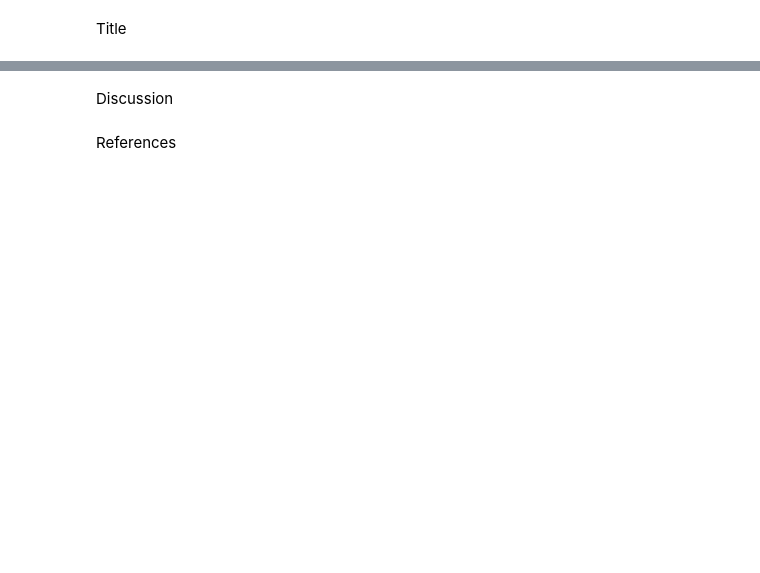
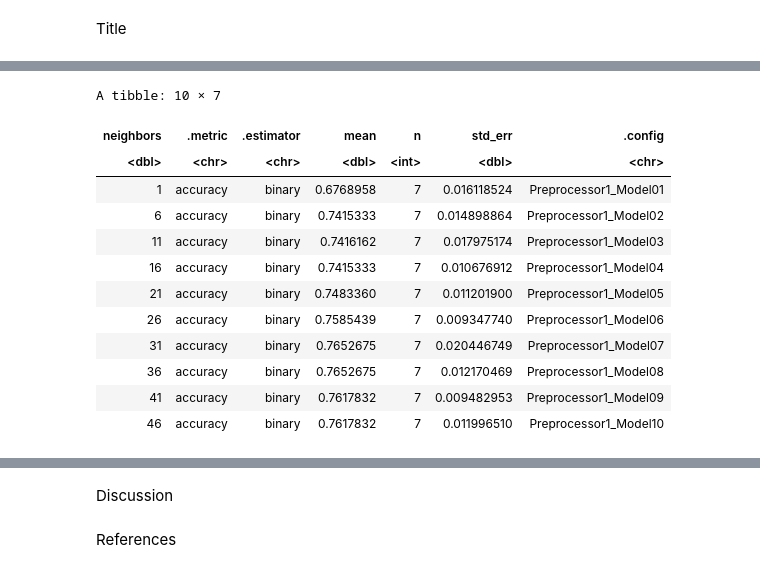
Before and after one commit to kzhang1223/dsci-100-2023s1-group-55, a Jupyter notebook: group_project_report.ipynb, the cells around one changed output, grey strips where cells are left out. Drawn from its saved outputs; the diff is of its cells as text; code cells hidden in the pictures; blank space fills up the shorter version.

Commit message:
completed the data analysis

```diff
--- a/group_project_report.ipynb
+++ b/group_project_report.ipynb
@@ -76,7 +101,7 @@ diabetes_testing <- testing(diabetes_split)
 
 # preprocessing the data and creating the recipe
 
-diabetes_recipe <- recipe(Outcome ~ BloodPressure + BMI, data = diabetes_training)|>
+diabetes_recipe <- recipe(Outcome ~ Glucose + Insulin, data = diabetes_training)|>
 step_scale(all_predictors()) |>
 step_center(all_predictors())
 
@@ -84,27 +109,40 @@ step_center(all_predictors())
 
 knn_spec <- nearest_neighbor(weight_func = "rectangular", neighbors = tune()) |>
 set_engine("kknn") |>
-set_mode("classification" )
+set_mode("classification")
 
 # creating the cross validation sets
 
-diabetes_vfold <- vfold_cv(diabetes_training, v = 5, strata = Outcome)
+diabetes_vfold <- vfold_cv(diabetes_training, v = 7, strata = Outcome)
 
 
 # creating the values of k we will use
 
-kvals <- tibble(neighbors = seq(from = 1, to = 100, by = 1))
-
-# fitting the model to the validation sets
-
-diabetes_fit <- workflow() |>
-add_recipe(diabetes_recipe)|>
-add_model(knn_spec) |>
-tune_grid(resamples = diabetes_vfold, grid = kvals) |>
-collect_metrics()
-
-accuracies <- diabetes_fit |>
-filter(.metric == "accuracy")
-
-
-# plotting the results to determine the best k value
+kvals <- tibble(neighbors = seq(from = 1, to = 50, by = 5))
+# %%
+# fitting the model to the validation sets
+
+diabetes_fit <- workflow() |>
+add_recipe(diabetes_recipe)|>
+add_model(knn_spec) |>
+tune_grid(resamples = diabetes_vfold, grid = kvals) |>
+collect_metrics()
+
+# filtering for only accuracy
+accuracies <- diabetes_fit |>
+filter(.metric == "accuracy")
+accuracies
+# %% [output]
+A tibble: 10 × 7
+| neighbors | .metric | .estimator | mean | n | std_err | .config |
+| <dbl> | <chr> | <chr> | <dbl> | <int> | <dbl> | <chr> |
+| 1 | accuracy | binary | 0.6768958 | 7 | 0.016118524 | Preprocessor1_Model01 |
+| 6 | accuracy | binary | 0.7415333 | 7 | 0.014898864 | Preprocessor1_Model02 |
+| 11 | accuracy | binary | 0.7416162 | 7 | 0.017975174 | Preprocessor1_Model03 |
+| 16 | accuracy | binary | 0.7415333 | 7 | 0.010676912 | Preprocessor1_Model04 |
+| 21 | accuracy | binary | 0.7483360 | 7 | 0.011201900 | Preprocessor1_Model05 |
+| 26 | accuracy | binary | 0.7585439 | 7 | 0.009347740 | Preprocessor1_Model06 |
+| 31 | accuracy | binary | 0.7652675 | 7 | 0.020446749 | Preprocessor1_Model07 |
+| 36 | accuracy | binary | 0.7652675 | 7 | 0.012170469 | Preprocessor1_Model08 |
+| 41 | accuracy | binary | 0.7617832 | 7 | 0.009482953 | Preprocessor1_Model09 |
+| 46 | accuracy | binary | 0.7617832 | 7 | 0.011996510 | Preprocessor1_Model10 |
```
Also changed, not shown: parts of 9 cells of this notebook.
